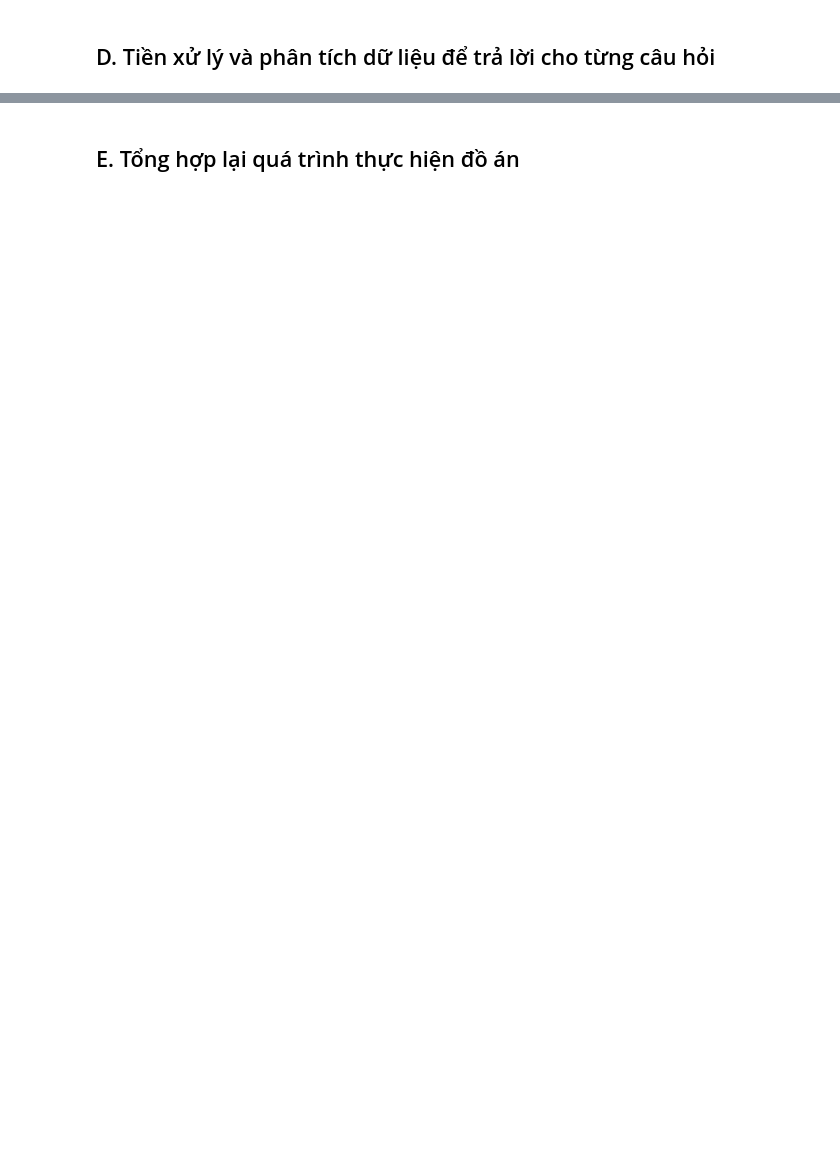
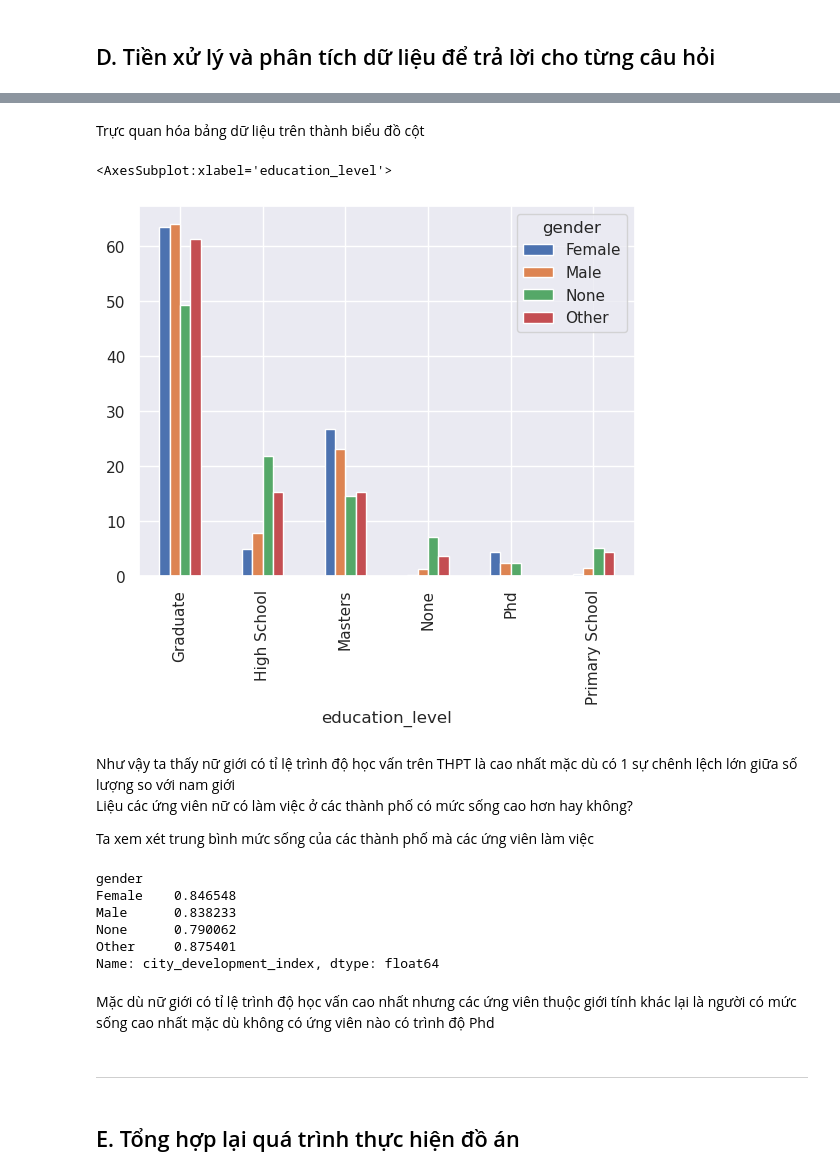
Before and after one commit to tuandat-github/P4DS-FInal-Project, a Jupyter notebook: Final Project P4DS.ipynb, the cells around one changed output, grey strips where cells are left out. Cells and saved outputs as stored; diff of their text form; code cells hidden in the pictures; blank space fills up the shorter version.

```diff
--- a/Final Project P4DS.ipynb
+++ b/Final Project P4DS.ipynb
@@ -205,0 +399,3 @@ Ta cùng tìm hiểu thêm về thêm về kinh nghiệm công việc để rõ
+# %%
+num_applicants_by_gender = df.groupby('gender').size()
+num_applicants_by_gender
@@ -205,0 +412,3 @@ Ta cùng tìm hiểu thêm về thêm về kinh nghiệm công việc để rõ
+# %%
+studies_by_gender = df.groupby(['gender', 'education_level']).size()
+studies_by_gender
@@ -205,0 +435,7 @@ Ta cùng tìm hiểu thêm về thêm về kinh nghiệm công việc để rõ
+# %%
+education_ratio = studies_by_gender / num_applicants_by_gender * 100
+education_ratio = education_ratio.to_frame()
+education_ratio = education_ratio.reset_index().pivot(index = 'education_level', columns = 'gender')
+education_ratio = education_ratio.where(education_ratio.notna(), 0)
+education_ratio = education_ratio[0]
+education_ratio
@@ -206,2 +451,29 @@ Ta cùng tìm hiểu thêm về thêm về kinh nghiệm công việc để rõ
+# %% [markdown]
+Trực quan hóa bảng dữ liệu trên thành biểu đồ cột
+# %%
+education_ratio.plot.bar()
+# %% [output]
+<AxesSubplot:xlabel='education_level'>
+[figure, added]
+# %% [markdown]
+Như vậy ta thấy nữ giới có tỉ lệ trình độ học vấn trên THPT là cao nhất mặc dù có 1 sự chênh lệch lớn giữa số lượng so với nam giới<br>
+Liệu các ứng viên nữ có làm việc ở các thành phố có mức sống cao hơn hay không?
+
+Ta xem xét trung bình mức sống của các thành phố mà các ứng viên làm việc
+# %%
+city_development_index_mean = df.groupby(['gender']).mean()
+city_development_index_mean['city_development_index']
+# %% [output]
+gender
+Female    0.846548
+Male      0.838233
+None      0.790062
+Other     0.875401
+Name: city_development_index, dtype: float64
+# %% [markdown]
+Mặc dù nữ giới có tỉ lệ trình độ học vấn cao nhất nhưng các ứng viên thuộc giới tính khác lại là người có mức sống cao nhất
+mặc dù không có ứng viên nào có trình độ Phd
+# %% [markdown]
+--- ----
 # %% [markdown]
 ## E. Tổng hợp lại quá trình thực hiện đồ án
```
Also changed, not shown: parts of 70 cells of this notebook.
